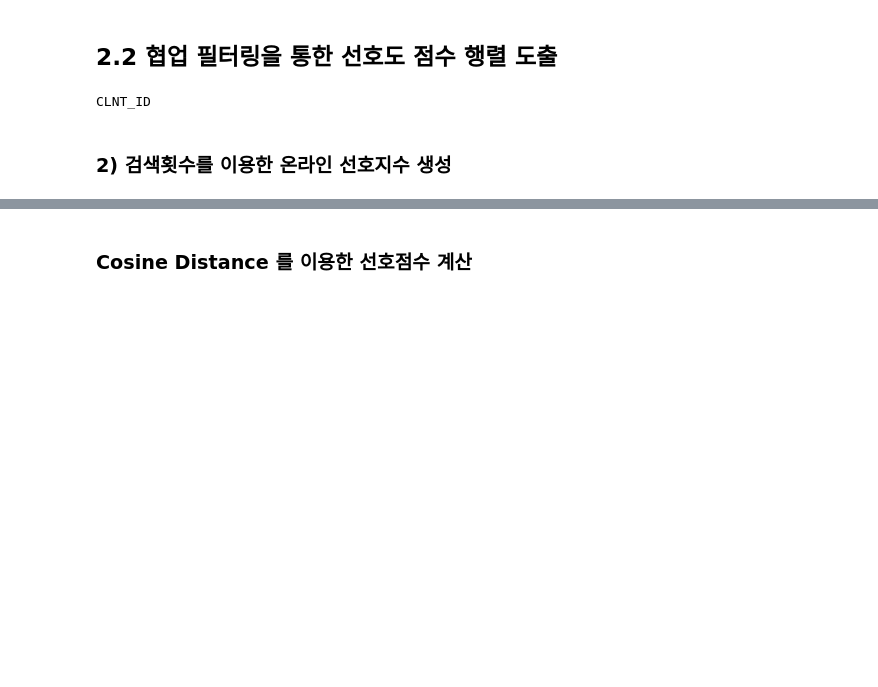
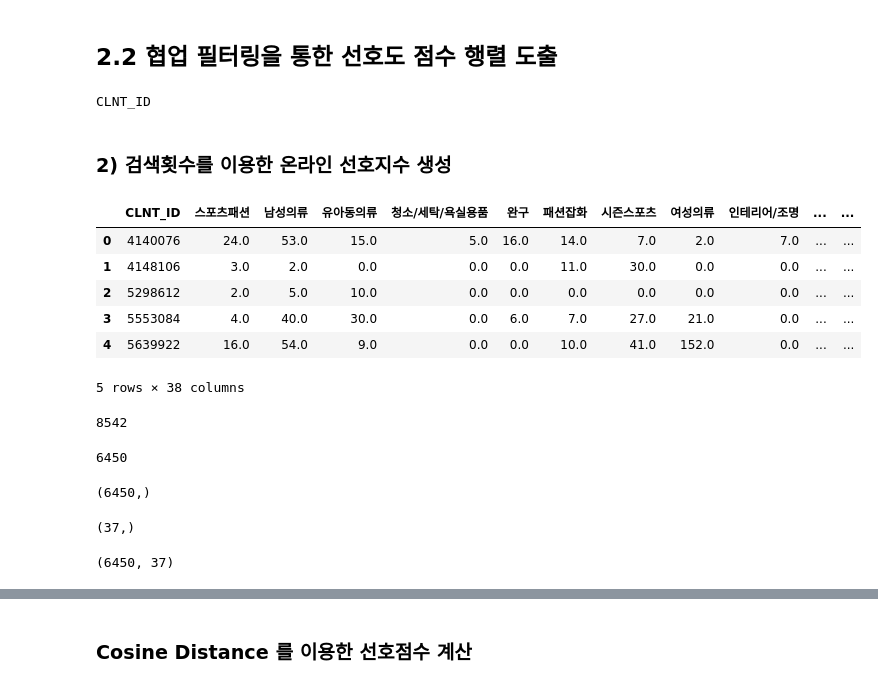
Before and after one commit to hyeon95y/Trend_Predicting, a Jupyter notebook: Developing Online Preference 3.ipynb, the cells around one changed output, grey strips where cells are left out. Drawn from its saved outputs; the diff is of its cells as text; code cells hidden in the pictures; blank space fills up the shorter version.

```diff
--- a/Developing Online Preference 3.ipynb
+++ b/Developing Online Preference 3.ipynb
@@ -32,5 +32,15 @@ CLNT_ID
 # %% [markdown]
 ### 2) 검색횟수를 이용한 온라인 선호지수 생성
 # %%
-Search_CNT = pd.read_csv("C:/Users/lsh93/Desktop/data/UBCF2/Search_CNT.csv")
+#37만명의 clients에 대해 계산한 검색 횟수
+Search_CNT = pd.read_csv("C:/Users/lsh93/Desktop/data output/Search_CNT.csv")
+Search_CNT = Search_CNT.rename(columns = {'Unnamed: 0':'CLNT_ID'})
 Search_CNT.head()
+# %% [output]
+|  | CLNT_ID | 스포츠패션 | 남성의류 | 유아동의류 | 청소/세탁/욕실용품 | 완구 | 패션잡화 | 시즌스포츠 | 여성의류 | 인테리어/조명 | ... | ... |
+| 0 | 4140076 | 24.0 | 53.0 | 15.0 | 5.0 | 16.0 | 14.0 | 7.0 | 2.0 | 7.0 | ... | ... |
+| 1 | 4148106 | 3.0 | 2.0 | 0.0 | 0.0 | 0.0 | 11.0 | 30.0 | 0.0 | 0.0 | ... | ... |
+| 2 | 5298612 | 2.0 | 5.0 | 10.0 | 0.0 | 0.0 | 0.0 | 0.0 | 0.0 | 0.0 | ... | ... |
+| 3 | 5553084 | 4.0 | 40.0 | 30.0 | 0.0 | 6.0 | 7.0 | 27.0 | 21.0 | 0.0 | ... | ... |
+| 4 | 5639922 | 16.0 | 54.0 | 9.0 | 0.0 | 0.0 | 10.0 | 41.0 | 152.0 | 0.0 | ... | ... |
+5 rows × 38 columns
@@ -40,17 +47,34 @@ Search_CNT.head()
+# %%
+#Customer Segmentation에서 샘플링해 온 client 목록 가져오기
+op_clients = pd.read_csv("C:/Users/lsh93/Desktop/data output/op_clients.csv")
+len(op_clients)
+# %% [output]
+8542
+# %%
+#Purchase_Count에서 뽑아오기(두 dataframe에서  client id 교집합)
+Search_CNT = pd.merge(Search_CNT, op_clients, how = 'inner', on ='CLNT_ID')
+len(Search_CNT['CLNT_ID'].unique())
+# %% [output]
+6450
 # %%
 #Index 추출
 row_names = Search_CNT['CLNT_ID'].as_matrix()
-row_names
+row_names.shape
+# %% [output]
+(6450,)
 # %%
 #Columns 추출
-col_names = Search_CNT.colums.values
-col_names = col_names[1:] # 왜 이렇게 한건지 확인하기
-col_names
+col_names = Search_CNT.columns.values
+col_names = col_names[1:len(col_names)-1]
+col_names.shape
+# %% [output]
+(37,)
 # %%
-PC = Search_Count.as_matrix()
-PC = PC[:,1:]
-print(PC.shape)
-print(PC)
+PC = Search_CNT.as_matrix()
+PC = PC[:,1:38]#1번부터 37번째 columh만,,
+PC.shape
+# %% [output]
+(6450, 37)
 # %%
 ################
 Search_Count = pd.DataFrame(PC, columns = col_names, index = row_names)
```
Also changed, not shown: parts of 35 cells of this notebook.
